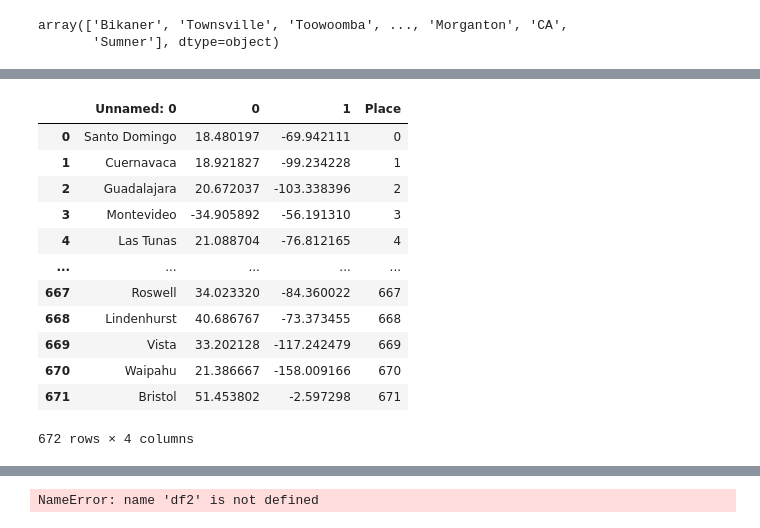
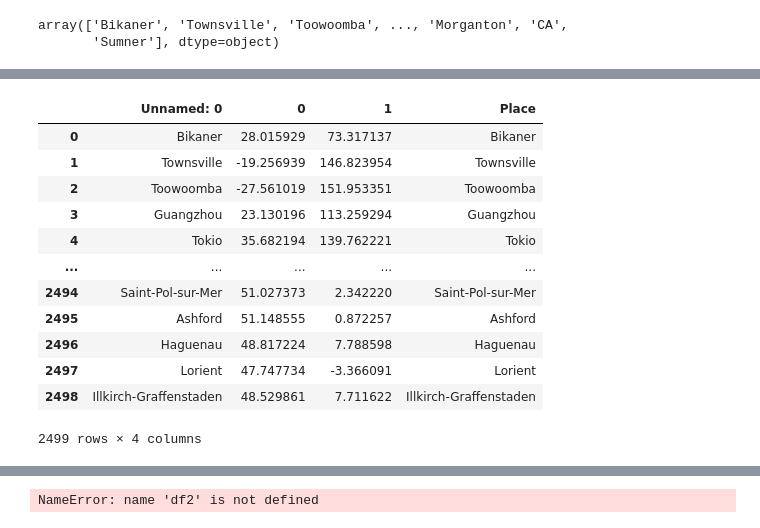
Before and after one commit to maha22lakshmi/Projects, a Jupyter notebook: weather.ipynb, the cells around one changed output, grey strips where cells are left out. Cells and saved outputs as stored; diff of their text form; code cells hidden in the pictures.

```diff
--- a/weather.ipynb
+++ b/weather.ipynb
@@ -85,23 +105,23 @@ city_coords
 # %%
-cords=pd.DataFrame(city_coords).T
-cords["Place"]=cords.index
-cords.to_csv("D:/Masters/Research/cords.csv")
+
+# cords=pd.DataFrame(city_coords).T
+# cords["Place"]=cords.index
+# cords.to_csv("D:/Masters/Research/cords.csv")
+cords
+# %% [output]
+|  | Unnamed: 0 | 0 | 1 | Place |
+| 0 | Bikaner | 28.015929 | 73.317137 | Bikaner |
+| 1 | Townsville | -19.256939 | 146.823954 | Townsville |
+| 2 | Toowoomba | -27.561019 | 151.953351 | Toowoomba |
+| 3 | Guangzhou | 23.130196 | 113.259294 | Guangzhou |
+| 4 | Tokio | 35.682194 | 139.762221 | Tokio |
+| ... | ... | ... | ... | ... |
+| 2494 | Saint-Pol-sur-Mer | 51.027373 | 2.342220 | Saint-Pol-sur-Mer |
+| 2495 | Ashford | 51.148555 | 0.872257 | Ashford |
+| 2496 | Haguenau | 48.817224 | 7.788598 | Haguenau |
+| 2497 | Lorient | 47.747734 | -3.366091 | Lorient |
+| 2498 | Illkirch-Graffenstaden | 48.529861 | 7.711622 | Illkirch-Graffenstaden |
+2499 rows × 4 columns
 # %%
 # cords=pd.read_csv("D:/Masters/Research/cords.csv")
 cords=pd.read_csv("D:/Masters/Research/cords.csv")
-# %%
-cords
-# %% [output]
-|  | Unnamed: 0 | 0 | 1 | Place |
-| 0 | Santo Domingo | 18.480197 | -69.942111 | 0 |
-| 1 | Cuernavaca | 18.921827 | -99.234228 | 1 |
-| 2 | Guadalajara | 20.672037 | -103.338396 | 2 |
-| 3 | Montevideo | -34.905892 | -56.191310 | 3 |
-| 4 | Las Tunas | 21.088704 | -76.812165 | 4 |
-| ... | ... | ... | ... | ... |
-| 667 | Roswell | 34.023320 | -84.360022 | 667 |
-| 668 | Lindenhurst | 40.686767 | -73.373455 | 668 |
-| 669 | Vista | 33.202128 | -117.242479 | 669 |
-| 670 | Waipahu | 21.386667 | -158.009166 | 670 |
-| 671 | Bristol | 51.453802 | -2.597298 | 671 |
-672 rows × 4 columns
```
Also changed, not shown: parts of 5 cells of this notebook.
